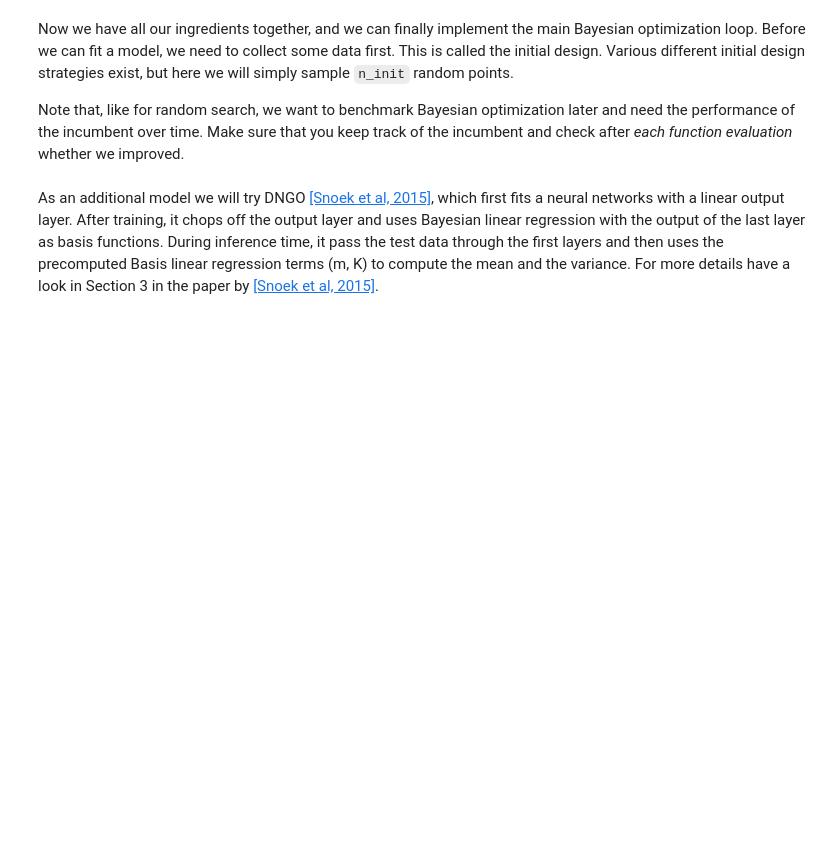
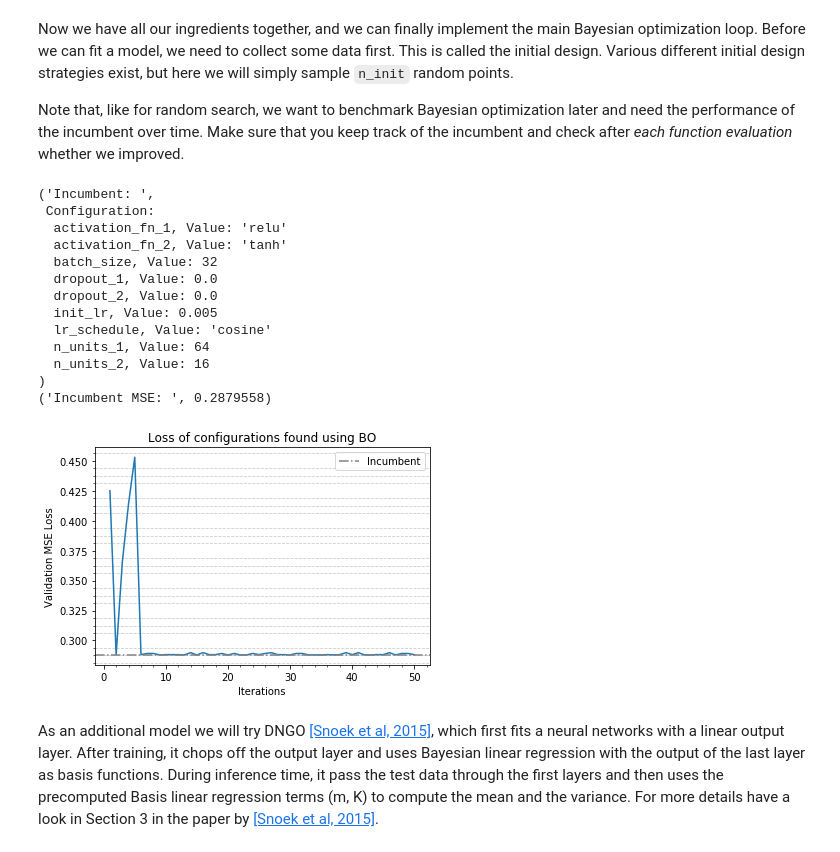
Before and after one commit to Neeratyoy/dl-lab-ss19, a Jupyter notebook: exercise2_AutoML/automl_exercise.ipynb, the cells around one changed output. Drawn from its saved outputs; the diff is of its cells as text; code cells hidden in the pictures; blank space fills up the shorter version.

```diff
--- a/exercise2_AutoML/automl_exercise.ipynb
+++ b/exercise2_AutoML/automl_exercise.ipynb
@@ -120,6 +130,9 @@ from scipy.stats import norm
 
 def expected_improvement(candidates: np.ndarray, model, y_star: float) -> np.ndarray:
     # TODO: compute the improvement for the candidate points over y_star in expectation based on the model's predictions
+    pred_mean, pred_var = model.predict(candidates)
+    gamma = (y_star - pred_mean) / pred_var
+    ei = pred_var * (gamma * norm.cdf(gamma) + norm.pdf(gamma))
     return ei
 # %% [markdown]
 As already mentioned above, to optimize the acquisition function we will implement a simple local search method, which works as follows:
@@ -156,7 +180,7 @@ Note that, like for random search, we want to benchmark Bayesian optimization la
 # %%
 from functools import partial
 
-def bayesian_optimization(benchmark: FCNetBenchmark, model, acquisition_function=expected_improvement,
+def bayesian_optimization(benchmark: FCNetBenchmark, model: RandomForest, acquisition_function=expected_improvement,
                           optimizer=local_search, n_iters: int = 100, n_init: int = 5) -> None:
     # book keeping
     X = []
@@ -169,16 +193,40 @@ def bayesian_optimization(benchmark: FCNetBenchmark, model, acquisition_function
 
     # TODO: implement initial design by evaluating random configurations
     for i in range(n_init):
+        # sample random configuration
+        cs = benchmark.get_configuration_space()
+        config = cs.sample_configuration()
+        # evaluate configuration
+        valid_mse, run_time = benchmark.objective_function(config)
+        incumbent_trajectory.append(config)
+        incumbent_trajectory_error.append(valid_mse)
+    incumbent_val = min(incumbent_trajectory_error)
+    incumbent = incumbent_trajectory[np.argmin(incumbent_trajectory_error)]
+    # end of BO warm start
+
+    X = [l.get_array()  for l in incumbent_trajectory]
 
     # start main BO loop
     for i in range(n_init, n_iters):
 
         # TODO: fit model
+        model_obj = model(X, incumbent_trajectory_error)
 
         # TODO: optimize acquisition function to get candidate point
+        candidate = local_search(acquisition_function, model_obj, incumbent_val, incumbent, 1)
 
         # TODO: evaluate objective function at the candidate point
+        candidate_val, _ = benchmark.objective_function(candidate)
 
         # TODO: book keeping
+        if candidate_val < incumbent_val:
+            incumbent = candidate
+            incumbent_val = candidate_val
+        incumbent_trajectory.append(candidate)
+        X.append(candidate.get_array())
+        incumbent_trajectory_error.append(candidate_val)
+
+    pprint(("Incumbent: ", incumbent))
+    print(("Incumbent MSE: ", incumbent_val))
 
     return incumbent_trajectory, incumbent_trajectory_error
@@ -188,3 +233,28 @@ plt.plot(np.arange(1, 51), traj)
+# %%
+incumbent, traj = bayesian_optimization(b, RandomForest, n_iters=50)
+plt.plot(np.arange(1, 51), traj)
+plt.xlabel('Iterations')
+plt.ylabel('Validation MSE Loss')
+plt.title('Loss of configurations found using BO');
+plt.grid(b=True, which='minor', color='black', linestyle='--', alpha=0.2, axis='y')
+plt.minorticks_on()
+plt.axhline(y=min(traj), color='gray', linestyle='-.', label='Incumbent')
+plt.legend();
+# %% [output]
+('Incumbent: ',
+ Configuration:
+  activation_fn_1, Value: 'relu'
+  activation_fn_2, Value: 'tanh'
+  batch_size, Value: 32
+  dropout_1, Value: 0.0
+  dropout_2, Value: 0.0
+  init_lr, Value: 0.005
+  lr_schedule, Value: 'cosine'
+  n_units_1, Value: 64
+  n_units_2, Value: 16
+)
+('Incumbent MSE: ', 0.2879558)
+[figure, added]
 # %% [markdown]
 As an additional model we will try DNGO [[Snoek et al, 2015]](#4.-References), which first fits a neural networks with a linear output layer.
 After training, it chops off the output layer and uses Bayesian linear regression with the output of the last layer as basis functions.
```
Also changed, not shown: parts of 5 cells of this notebook.
